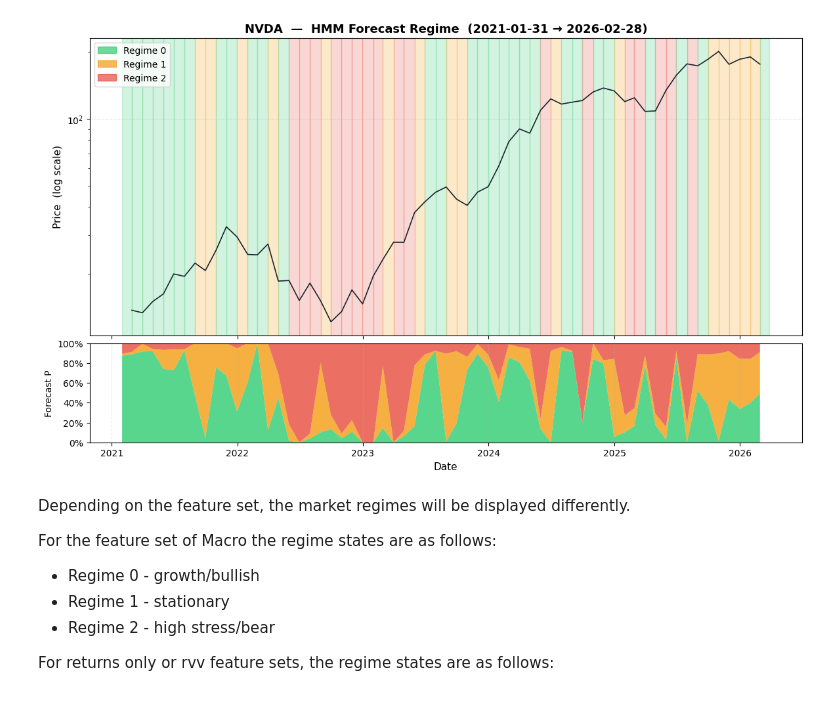
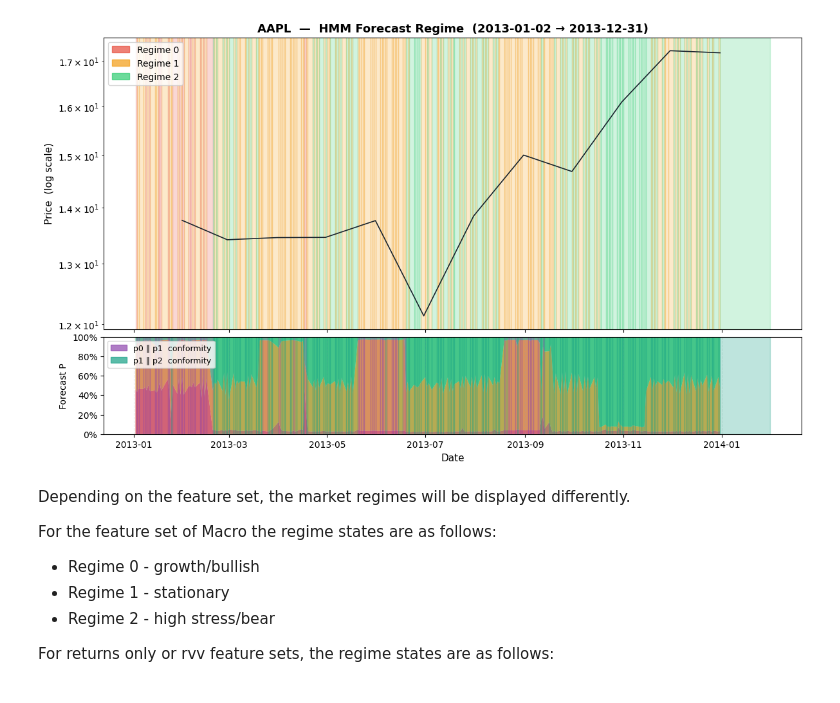
Before and after one commit to Joanmascastella/AlpaxaHMM, a Jupyter notebook: notebooks/test.ipynb, the cells around one changed output. Drawn from its saved outputs; the diff is of its cells as text; code cells hidden in the pictures.

Commit message:
adding a conformity signal to bar plots

```diff
--- a/notebooks/test.ipynb
+++ b/notebooks/test.ipynb
@@ -2,7 +2,7 @@
 import pandas as pd
 
 # Path to saved regime csv
-path = '/Users/developmentserver/Desktop/reg_nvda.csv'
+path = '/Users/developmentserver/Desktop/AAPL.csv'
 
 df = pd.read_csv(path)
 df
@@ -60,6 +60,23 @@ def plot_regime_forecast(
     else:
         colors = ['#e74c3c', '#f39c12', '#2ecc71'][:k]
 
+    # ── Conformity colours ───────────────────────────────────────────────────
+    # Determined by which probability is the lowest at each time step:
+    #   p2 is lowest  →  p0 + p1 conformity (p1 moving with p0)  → purple
+    #   p0 is lowest  →  p1 + p2 conformity (p1 moving with p2)  → teal
+    #   p1 is lowest  →  p1 is weak, no conformity
+    conf_color_p01 = '#8e44ad'   # purple — p1 aligns with p0
+    conf_color_p12 = '#16a085'   # teal   — p1 aligns with p2
+
+    # ── Compute conformity per row ───────────────────────────────────────────
+    fcast_cols = [f'p{i}_forecast' for i in range(k)]
+    prob_df  = df[fcast_cols]
+    min_idx  = prob_df.values.argmin(axis=1)
+    conformity = pd.Series(
+        ['p01' if m == 2 else ('p12' if m == 0 else None) for m in min_idx],
+        index=df.index,
+    )
+
     # ── Fetch monthly close (scoped to filtered range) ───────────────────────
     fetch_start = df.index[0].strftime('%Y-%m-%d')
     fetch_end   = df.index[-1].strftime('%Y-%m-%d')
@@ -94,25 +111,41 @@ def plot_regime_forecast(
     ]
     ax1.legend(handles=patches, loc='upper left', fontsize=10)
 
-    # ── Bottom: stacked forecast probabilities ───────────────────────────────
-    fcast_cols = [f'p{i}_forecast' for i in range(k)]
-    prob_arr   = df[fcast_cols].values.T
+    # ── Bottom: stacked forecast probabilities + conformity shading ──────────
+    prob_arr = prob_df.values.T
 
     ax2.stackplot(df.index, prob_arr, labels=regime_labels, colors=colors, alpha=0.80)
+
+    # Overlay conformity spans
+    conf_dates = df.index.tolist()
+    conf_vals  = conformity.tolist()
+    for i, (x0, cv) in enumerate(zip(conf_dates, conf_vals)):
+        if cv is None:
+            continue
+        x1 = conf_dates[i + 1] if i + 1 < len(conf_dates) else x0 + pd.DateOffset(months=1)
+        c  = conf_color_p01 if cv == 'p01' else conf_color_p12
+        ax2.axvspan(x0, x1, alpha=0.28, color=c, zorder=2)
+
     ax2.set_ylim(0, 1)
     ax2.set_ylabel('Forecast P', fontsize=10)
     ax2.set_xlabel('Date', fontsize=11)
     ax2.yaxis.set_major_formatter(plt.FuncFormatter(lambda v, _: f'{v:.0%}'))
     ax2.grid(axis='x', linestyle='--', alpha=0.3)
 
+    conf_patches = [
+        mpatches.Patch(color=conf_color_p01, alpha=0.7, label='p0 ∥ p1  conformity'),
+        mpatches.Patch(color=conf_color_p12, alpha=0.7, label='p1 ∥ p2  conformity'),
+    ]
+    ax2.legend(handles=conf_patches, loc='upper left', fontsize=9)
+
     plt.tight_layout()
     plt.show()
 # %%
-plot_regime_forecast(df, 'NVDA', feature_set='macro')   # green=calm, red=stress
-# plot_regime_forecast(df, 'SPY', feature_set='returns')  # red=bear, green=bull
+# plot_regime_forecast(df, 'AAPL', feature_set='macro', start='2020-01-01', end='2023-01-01')   # green=calm, red=stress
+plot_regime_forecast(df, 'AAPL', feature_set='returns', start='2013-01-01', end='2014-01-01')  # red=bear, green=bull
 # plot_regime_forecast(df, 'SPY', feature_set='rvv')      # red=bear, green=bull
 # %% [output]
-[figure, old version]
+[figure, new version]
 # %% [markdown]
 Depending on the feature set, the market regimes will be displayed differently.
 
```
Also changed, not shown: parts of 1 cell of this notebook.
